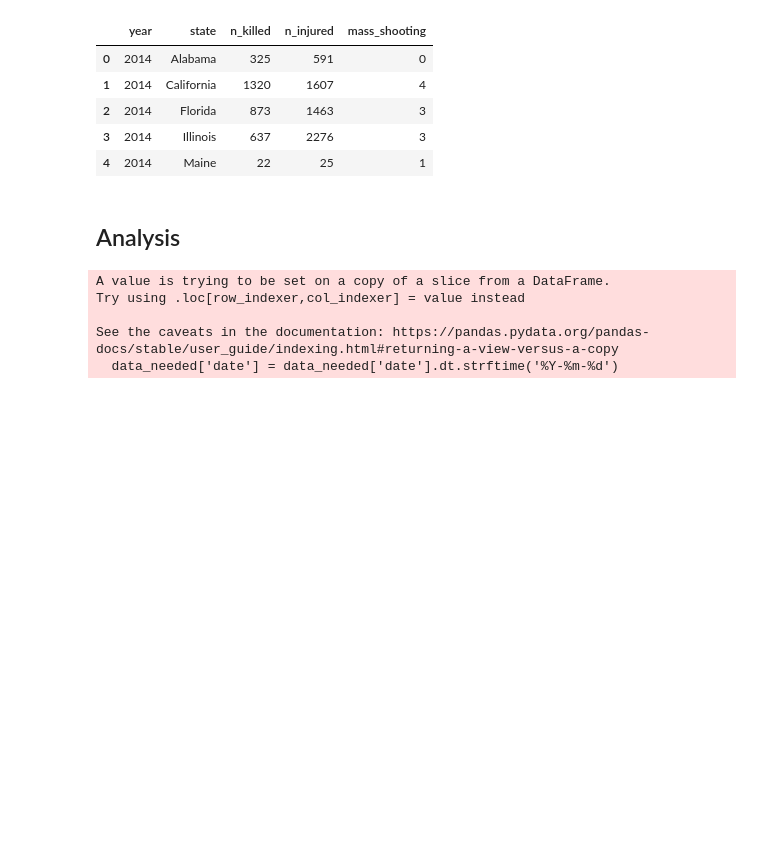
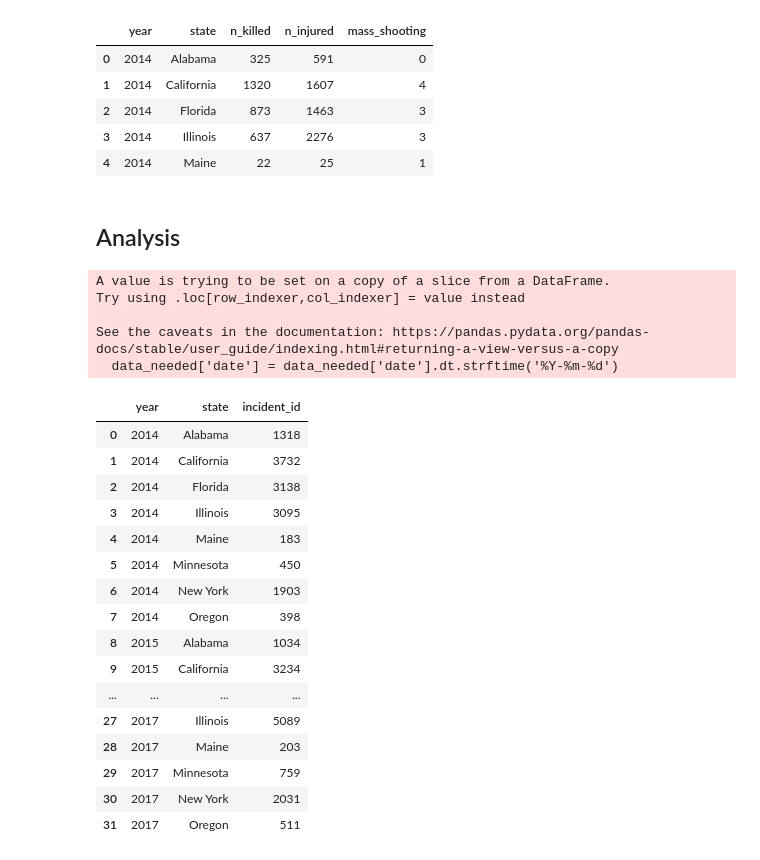
Before and after one commit to LanNguyen135/Project3, a Jupyter notebook: main.ipynb, the cells around one changed output. Drawn from its saved outputs; the diff is of its cells as text; code cells hidden in the pictures; blank space fills up the shorter version.

```diff
--- a/main.ipynb
+++ b/main.ipynb
@@ -225,3 +227,27 @@ See the caveats in the documentation: https://pandas.pydata.org/pandas-docs/stab
   data_needed['date'] = data_needed['date'].dt.strftime('%Y-%m-%d')
 # %%
 data_needed.to_json(r'static\data\complete_data.json', orient='records')
+# %%
+incident_df = data_needed.groupby(['year', 'state']).agg({
+    'incident_id':'count'
+}).reset_index()
+
+incident_df
+# %% [output]
+|  | year | state | incident_id |
+| 0 | 2014 | Alabama | 1318 |
+| 1 | 2014 | California | 3732 |
+| 2 | 2014 | Florida | 3138 |
+| 3 | 2014 | Illinois | 3095 |
+| 4 | 2014 | Maine | 183 |
+| 5 | 2014 | Minnesota | 450 |
+| 6 | 2014 | New York | 1903 |
+| 7 | 2014 | Oregon | 398 |
+| 8 | 2015 | Alabama | 1034 |
+| 9 | 2015 | California | 3234 |
+| ... | ... | ... | ... |
+| 27 | 2017 | Illinois | 5089 |
+| 28 | 2017 | Maine | 203 |
+| 29 | 2017 | Minnesota | 759 |
+| 30 | 2017 | New York | 2031 |
+| 31 | 2017 | Oregon | 511 |
```
Also changed, not shown: parts of 6 cells of this notebook, 9 other files.
